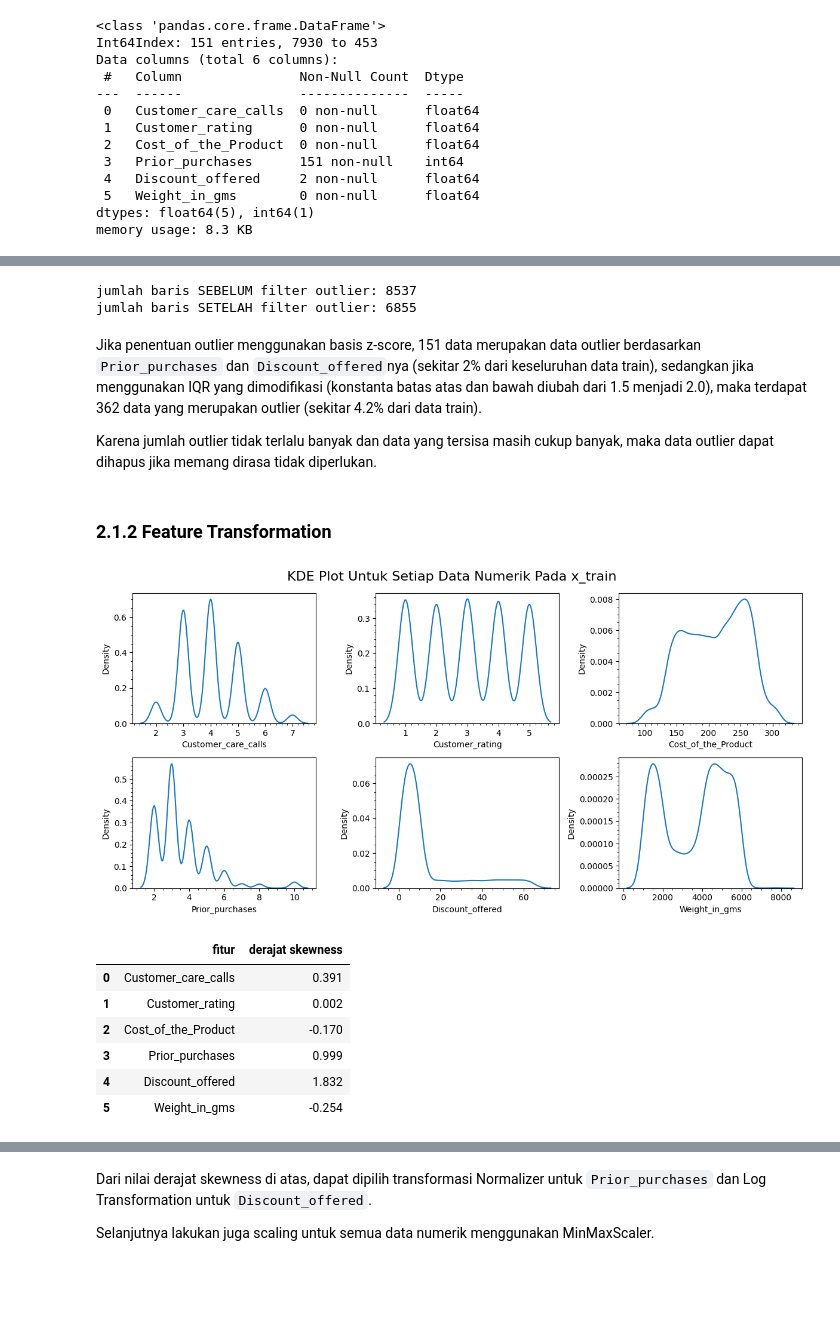
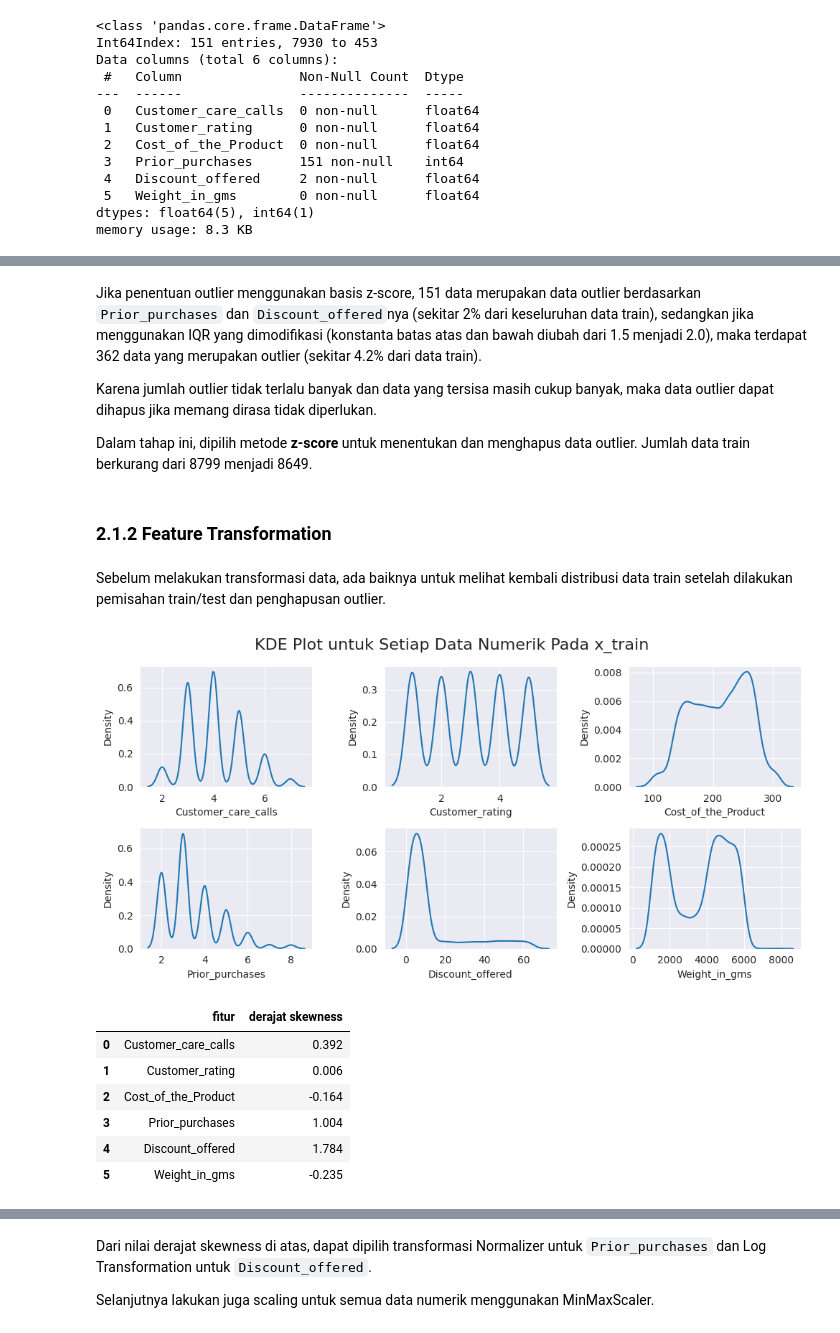
Before and after one commit to mezkymy/ecommerce-ds, a Jupyter notebook: Final_Project_DS_Rakamin_Batch_31_Kelompok_4_(Cobra).ipynb, the cells around one changed output, grey strips where cells are left out. Saved outputs shown, nothing was run; the diff lists cells and outputs as text; code cells hidden in the pictures; blank space fills up the shorter version.

```diff
--- a/Final_Project_DS_Rakamin_Batch_31_Kelompok_4_(Cobra).ipynb
+++ b/Final_Project_DS_Rakamin_Batch_31_Kelompok_4_(Cobra).ipynb
@@ -9,6 +56,6 @@ import seaborn as sns
 # %%
 # load csv file, create raw data (original copy) and dataframe (df) to manipulate
-raw_data = pd.read_csv('Train.csv')
+raw_data = pd.read_csv('https://raw.githubusercontent.com/mezkymy/ecommerce-ds/main/Train.csv')
 df = raw_data.copy()
 df.head()
 # %% [output]
@@ -453,0 +476,4 @@ Evaluasi ulang pengiriman melalui penerbangan, pertimbangkan opsi pengiriman alt
+# %%
+# categorize discount
+df['Disc_above_10'] = np.where(df['Discount_offered'] > 10, 1, 0)
+df.head()
@@ -453,0 +543,7 @@ Evaluasi ulang pengiriman melalui penerbangan, pertimbangkan opsi pengiriman alt
+# %%
+# correlation heatmap with pearson
+fig, ax = plt.subplots()
+sns.heatmap(df.corr(method='pearson', numeric_only=True), annot=True, cmap='BrBG', vmin=-1, vmax=1, fmt='.2f')
+
+plt.title('Heatmap Korelasi (Pearson) untuk Tiap Variabel Numerik', fontsize=14)
+plt.show()
@@ -518,8 +662,12 @@ memory usage: 8.3 KB
 # %%
-# kalau mau drop outlier menggunakan zscore
-# kalo nggak pake zscore, jgn di run cell ini! dan cukup 1x
-print(f'jumlah baris SEBELUM filter outlier: {len(x_train)}')
+# drop outlier menggunakan zscore
+print(f'jumlah baris data train SEBELUM filter outlier: {len(x_train)}')
 
-x_train = x_train[filtered_zscore]
-print(f'jumlah baris SETELAH filter outlier: {len(x_train)}')
+# get index of outliers
+outlier_id = outlier.index
+x_train_outlier_removed = x_train.drop(outlier_id)
+y_train_outlier_removed = y_train.drop(outlier_id)
+
+print(f'jumlah baris data train SETELAH filter outlier: {len(x_train_outlier_removed)}')
+print(f'Pemeriksaan apakah jumlah baris x_train dan y_train sama: {len(x_train_outlier_removed) == len(y_train_outlier_removed)}')
 # %% [output]
@@ -562,14 +677,6 @@ memory usage: 11.3 KB
-# %%
-# kalau mau drop outlier menggunakan IQR
-# kalo nggak pake zscore, jgn di run cell ini! dan cukup 1x
-print(f'jumlah baris SEBELUM filter outlier: {len(x_train)}')
-
-x_train = x_train[filtered_IQR]
-print(f'jumlah baris SETELAH filter outlier: {len(x_train)}')
-# %% [output]
-jumlah baris SEBELUM filter outlier: 8537
-jumlah baris SETELAH filter outlier: 6855
 # %% [markdown]
 Jika penentuan outlier menggunakan basis z-score, 151 data merupakan data outlier berdasarkan `Prior_purchases` dan `Discount_offered`nya (sekitar 2% dari keseluruhan data train), sedangkan jika menggunakan IQR yang dimodifikasi (konstanta batas atas dan bawah diubah dari 1.5 menjadi 2.0), maka terdapat 362 data yang merupakan outlier (sekitar 4.2% dari data train).
 
 Karena jumlah outlier tidak terlalu banyak dan data yang tersisa masih cukup banyak, maka data outlier dapat dihapus jika memang dirasa tidak diperlukan.
+
+Dalam tahap ini, dipilih metode <b>z-score</b> untuk menentukan dan menghapus data outlier. Jumlah data train berkurang dari 8799 menjadi 8649.
@@ -579,41 +683,40 @@ Karena jumlah outlier tidak terlalu banyak dan data yang tersisa masih cukup ban
 # %% [markdown]
 ### 2.1.2 Feature Transformation
+# %% [markdown]
+Sebelum melakukan transformasi data, ada baiknya untuk melihat kembali distribusi data train setelah dilakukan pemisahan train/test dan penghapusan outlier.
 # %%
-# Tinjau distribusi dari kolom-kolom numerik pada data menggunakan kdeplot dari data yang telah di smoothing
+# Tinjau distribusi dari kolom-kolom numerik pada data menggunakan KDEplot dari data yang telah di smoothing
 nums = ['Customer_care_calls', 'Customer_rating', 'Cost_of_the_Product', 'Prior_purchases', 'Discount_offered', 'Weight_in_gms']
 
-fig, axes = plt.subplots(2, 3, figsize=(12, 6))
-fig.suptitle('KDE Plot Untuk Setiap Data Numerik Pada x_train', fontsize=16)
+fig, axes = plt.subplots(2, 3, figsize=(10, 5))
+fig.suptitle('KDE Plot untuk Setiap Data Numerik Pada x_train', fontsize=16)
 
 i = 0
 for y in axes:
     for ax in y:
         column = nums[i]
-        sns.kdeplot(x_train, x=column, ax=ax)
+        sns.kdeplot(x_train_outlier_removed, x=column, ax=ax)
         ax.minorticks_on()
         i += 1
 
-
 fig.tight_layout(pad=1)
 plt.show()
 # %% [output]
-[figure, old version]
+[figure, new version]
 # %%
 # menghitung derajat skewness dari tiap data numerik
-from scipy.stats import skew
-
 skew_score = []
 for i in nums:
-  skew_score.append(round(skew(x_train[i]),3))
+  skew_score.append(round(skew(x_train_outlier_removed[i]),3))
 
 df_skewness = pd.DataFrame({'fitur':nums, 'derajat skewness':skew_score})
 df_skewness
 # %% [output]
 |  | fitur | derajat skewness |
-| 0 | Customer_care_calls | 0.391 |
-| 1 | Customer_rating | 0.002 |
-| 2 | Cost_of_the_Product | -0.170 |
-| 3 | Prior_purchases | 0.999 |
-| 4 | Discount_offered | 1.832 |
-| 5 | Weight_in_gms | -0.254 |
+| 0 | Customer_care_calls | 0.392 |
+| 1 | Customer_rating | 0.006 |
+| 2 | Cost_of_the_Product | -0.164 |
+| 3 | Prior_purchases | 1.004 |
+| 4 | Discount_offered | 1.784 |
+| 5 | Weight_in_gms | -0.235 |
 # %% [markdown]
```
Also changed, not shown: parts of 200 cells of this notebook.
